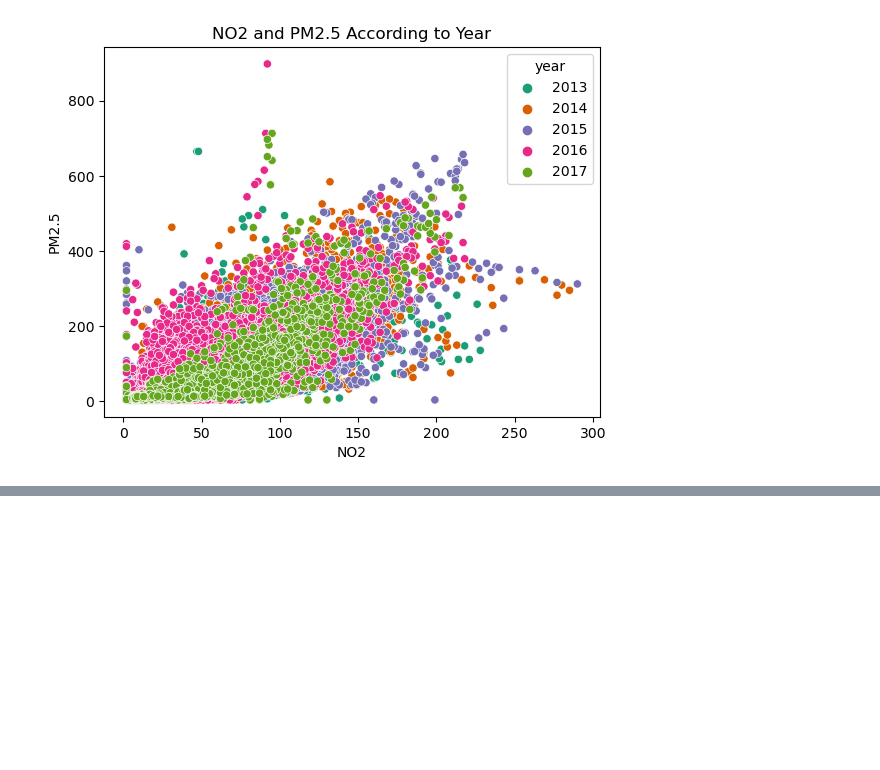
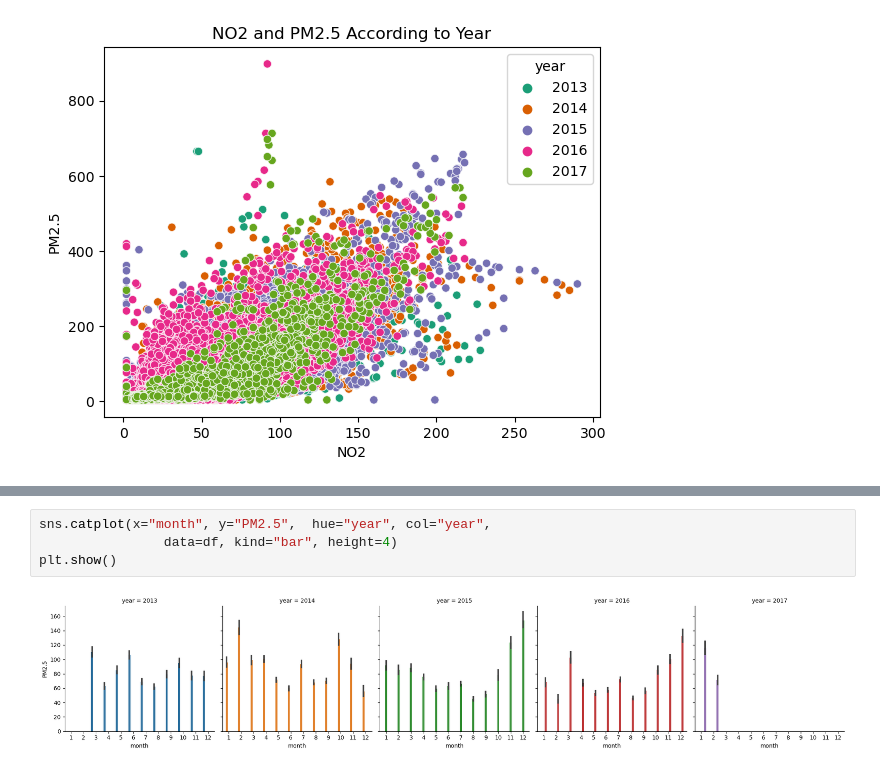
Before and after one commit to kavin-cmd/Air-Quality-forecasting, a Jupyter notebook: prediction_regression.ipynb, the cells around one changed output, grey strips where cells are left out. Drawn from its saved outputs; the diff is of its cells as text; blank space fills up the shorter version.

```diff
--- a/prediction_regression.ipynb
+++ b/prediction_regression.ipynb
@@ -185,0 +192,6 @@ plt.show()
+# %%
+sns.catplot(x="month", y="PM2.5",  hue="year", col="year",
+                data=df, kind="bar", height=4)
+plt.show()
+# %% [output]
+[figure, added]
```
Also changed, not shown: parts of 11 cells of this notebook, 6 other files.
